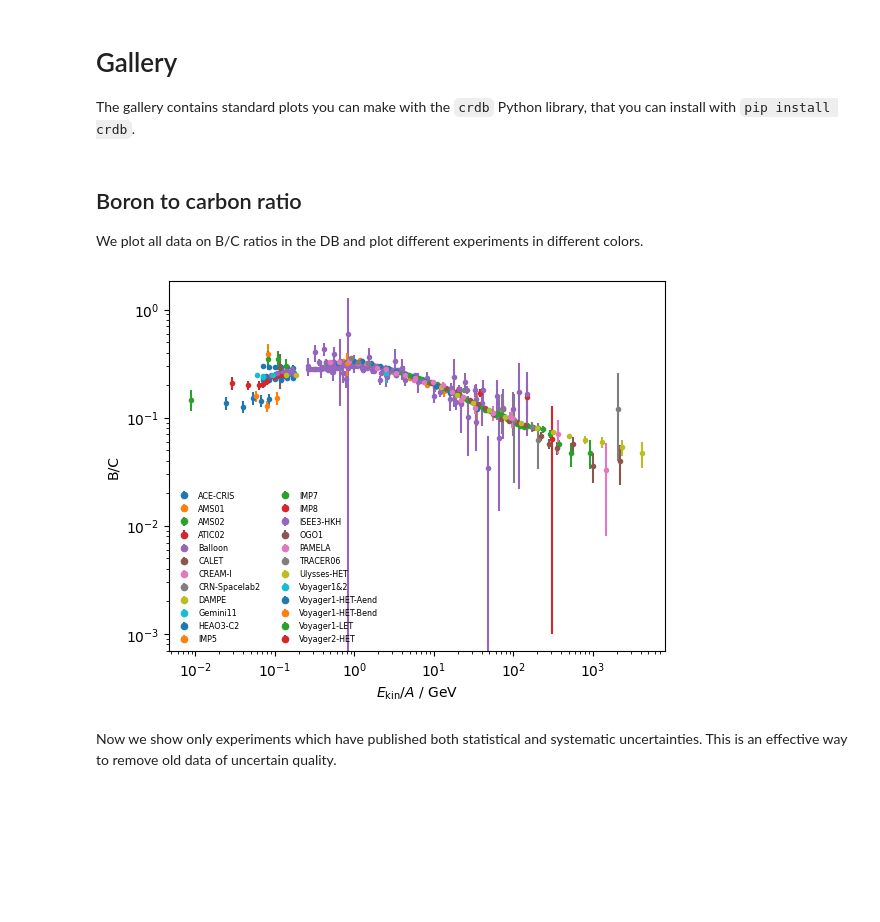
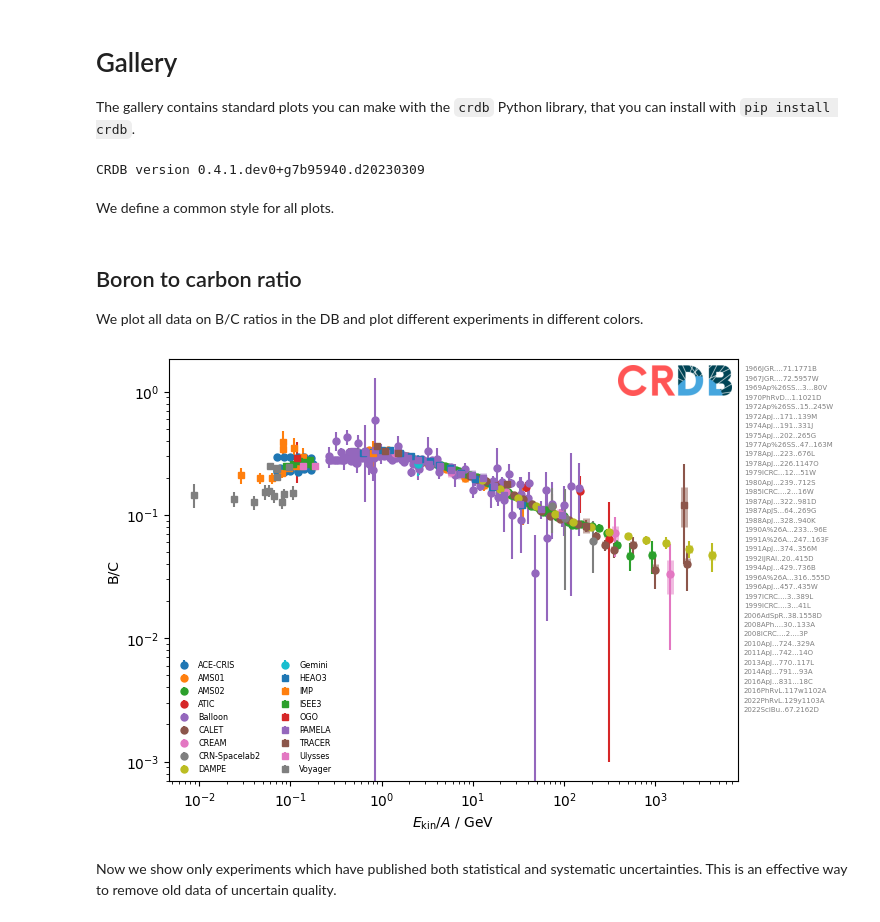
Before and after one commit to crdb-project/tutorial, a Jupyter notebook: gallery.ipynb, the cells around one changed output. Drawn from its saved outputs; the diff is of its cells as text; code cells hidden in the pictures; blank space fills up the shorter version.

```diff
--- a/gallery.ipynb
+++ b/gallery.ipynb
@@ -4,8 +4,27 @@
 The gallery contains standard plots you can make with the `crdb` Python library, that you can install with `pip install crdb`.
 # %%
 import crdb
+from crdb.experimental import convert_energy
+from crdb.mpl import draw_references, draw_table, draw_logo
 import matplotlib.pyplot as plt
+from matplotlib import cycler, colors as mcolors
 import numpy as np
+
+print(f"CRDB version {crdb.__version__}")
+# %% [output]
+CRDB version 0.4.1.dev0+g7b95940.d20230309
+# %% [markdown]
+We define a common style for all plots.
+# %%
+cc = (
+    # standard markers for our plots
+    cycler(marker=["o", "s", "D", "v", "^", "<", ">"])
+    * cycler(color=mcolors.TABLEAU_COLORS)
+)
+
+plt.rcParams["lines.markersize"] = 5
+plt.rcParams["axes.prop_cycle"] = cc
+plt.rcParams['figure.constrained_layout.use'] = True
 # %% [markdown]
 ## Boron to carbon ratio
 
@@ -13,20 +32,23 @@ We plot all data on B/C ratios in the DB and plot different experiments in diffe
 # %%
 tab = crdb.query("B/C", energy_type="EKN")
 
 # plot each experiment with different color
-for i, (exp, mask) in enumerate(crdb.experiment_masks(tab).items()):
+for (exp, mask) in crdb.experiment_masks(tab).items():
     t = tab[mask]
     if len(t) == 0:
         continue
-    sta = ([np.abs(t["err_stat_minus"]), t["err_stat_plus"]])
-    plt.errorbar(t["e_mean"], t["value"], sta, fmt=".", label=exp)
+    draw_table(t, label=exp)
 
-plt.legend(ncol=2, frameon=False, fontsize="xx-small", markerscale=1.5)
+plt.legend(ncol=2, frameon=False, loc="lower left", fontsize="xx-small")
 plt.xlabel("$E_\\mathrm{kin} / A$ / GeV")
 plt.ylabel("B/C")
-plt.loglog();
+plt.loglog()
+draw_references(tab,
+    loc="upper left", bbox_to_anchor=(1, 1),
+    fontsize=5, columnspacing=0.3);
+draw_logo(0.78, 1)
 # %% [output]
-[figure, old version]
+[figure, new version]
 # %% [markdown]
 Now we show only experiments which have published both statistical and systematic uncertainties. This is an effective way to remove old data of uncertain quality.
 # %%
```
Also changed, not shown: parts of 25 cells of this notebook.
